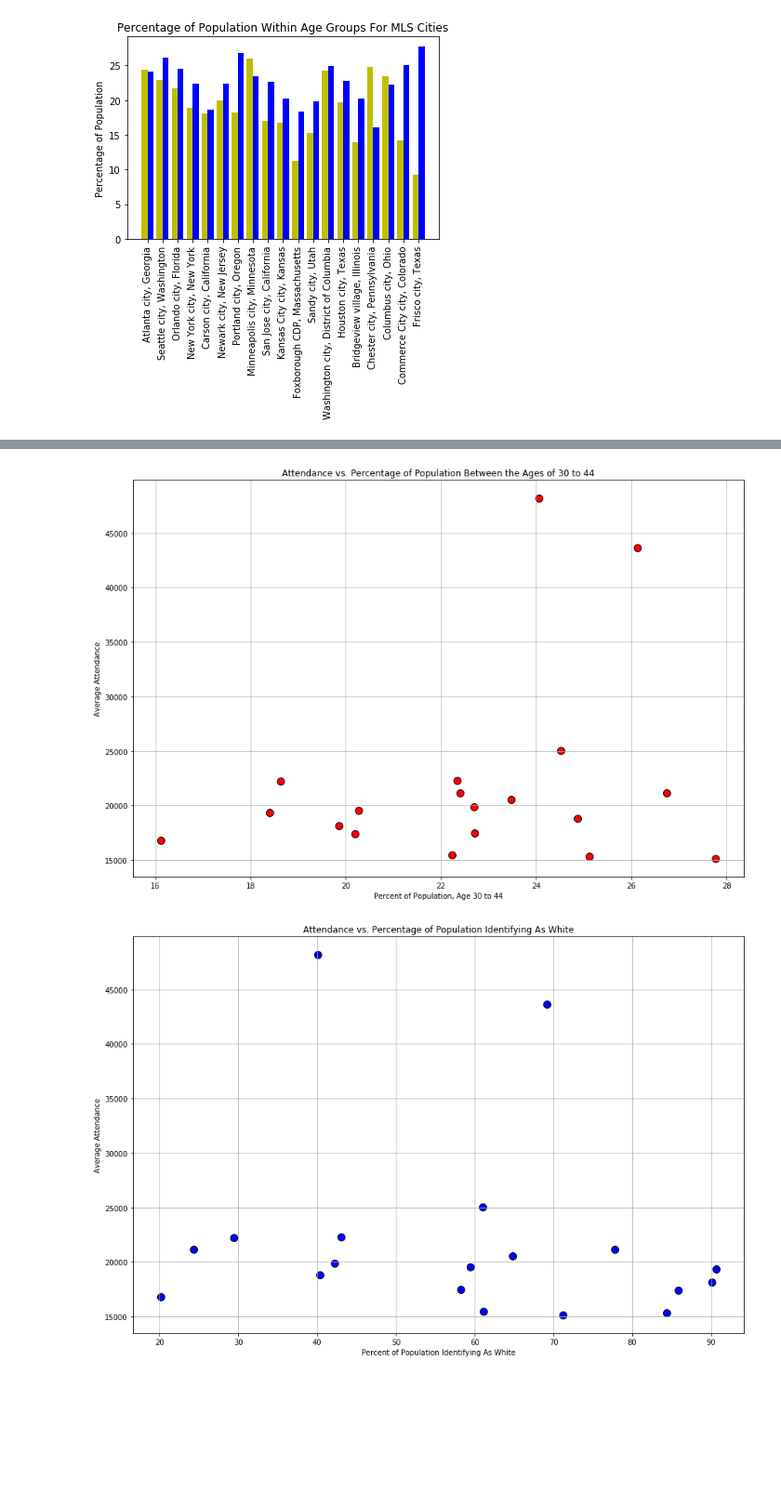
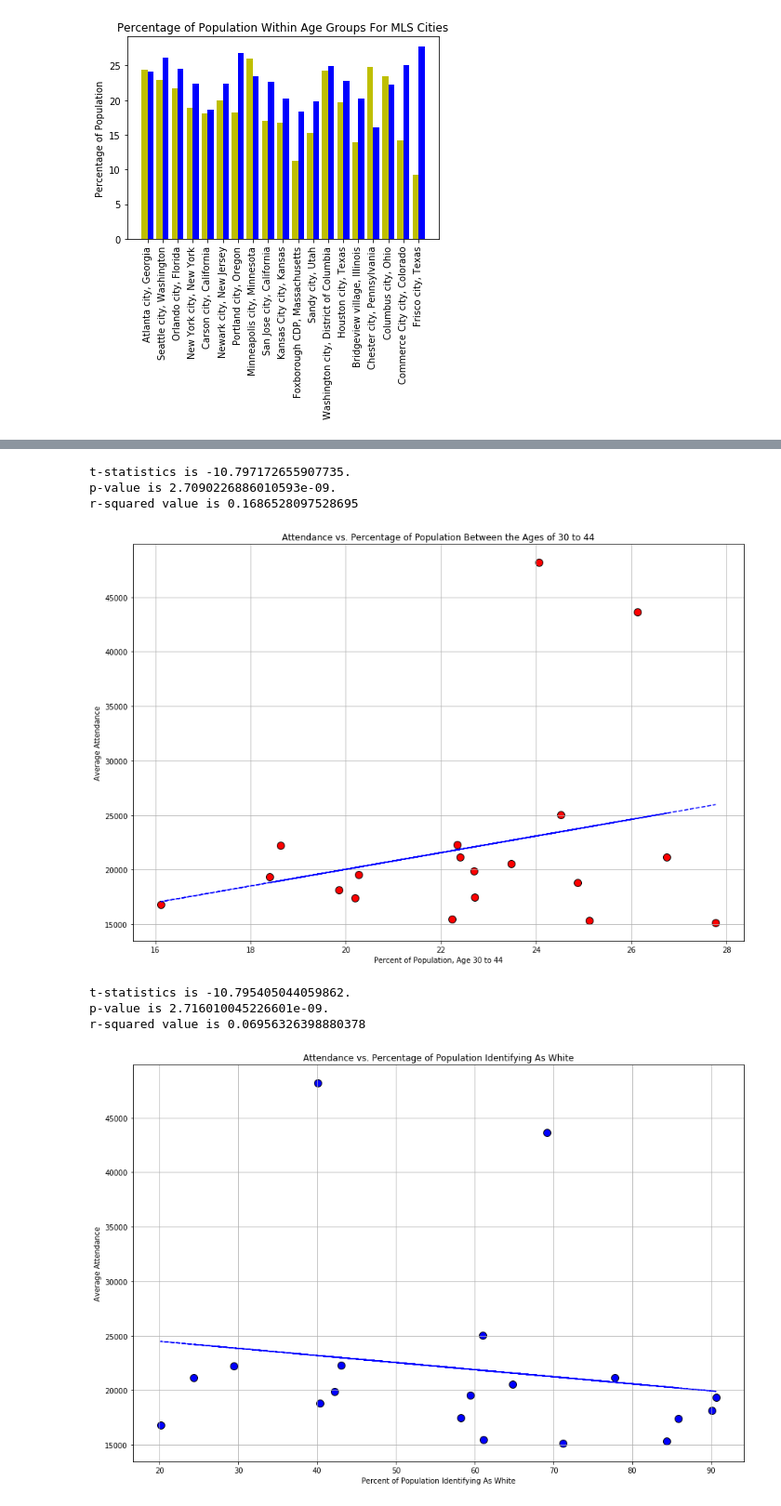
Before and after one commit to Jccommander/Project1-WJBA, a Jupyter notebook: JohnCommanderGraphs.ipynb, the cells around one changed output, grey strips where cells are left out. Shown at 93% size. Cells and saved outputs as stored; diff of their text form; code cells hidden in the pictures; blank space fills up the shorter version.

```diff
--- a/JohnCommanderGraphs.ipynb
+++ b/JohnCommanderGraphs.ipynb
@@ -137,0 +155,9 @@ plt.show()
+# %%
+(t_stat, p) = stats.ttest_ind(age_df["Age % 18 to 29"], mls_attendance["Average"], equal_var=False)
+print("t-statistics is {}.".format(t_stat))
+print("p-value is {}.".format(p))
+print(f"r-squared value is {r_value**2}")
+# %% [output]
+t-statistics is -10.797172655907735.
+p-value is 2.7090226886010593e-09.
+r-squared value is 0.1686528097528695
@@ -146,20 +177,42 @@ plt.ylabel("Average Attendance")
 plt.xlabel("Percent of Population, Age 30 to 44")
 plt.grid()
 
+plt.plot(age_df["Age % 30 to 44"],fit,'b--')
+
+plt.savefig("Output/Age30to44.png")
+
 plt.show()
 # %% [output]
-[figure, old version]
+[figure, new version]
+# %%
+# T-Test & r-squared values for above graph
+(t_stat, p) = stats.ttest_ind(age_df["Age % 30 to 44"], mls_attendance["Average"], equal_var=False)
+print("t-statistics is {}.".format(t_stat))
+print("p-value is {}.".format(p))
+print(f"r-squared value is {r_value**2}")
+# %% [output]
+t-statistics is -10.795405044059862.
+p-value is 2.716010045226601e-09.
+r-squared value is 0.06956326398880378
+# %%
+# Ethnicity (white) regression
+(slope, intercept, r_value, _, _) = linregress(ethnicity_df["White Percentage"], mls_attendance["Average"])
+fit = slope * ethnicity_df["White Percentage"] + intercept
 # %%
 # Ethnicity (white) scatter plot
 
 plt.figure(figsize=(15,10))
 plt.scatter(ethnicity_df["White Percentage"], mls_attendance["Average"], marker='o',s=100,facecolors='b',edgecolors='black')
 
 plt.title("Attendance vs. Percentage of Population Identifying As White")
 plt.ylabel("Average Attendance")
 plt.xlabel("Percent of Population Identifying As White")
 plt.grid()
 
+plt.plot(ethnicity_df["White Percentage"],fit,'b--')
+
+plt.savefig("Output/EthnicityWhite.png")
+
 plt.show()
 # %% [output]
-[figure, old version]
+[figure, new version]
```
Also changed, not shown: parts of 10 cells of this notebook, 7 other files.
